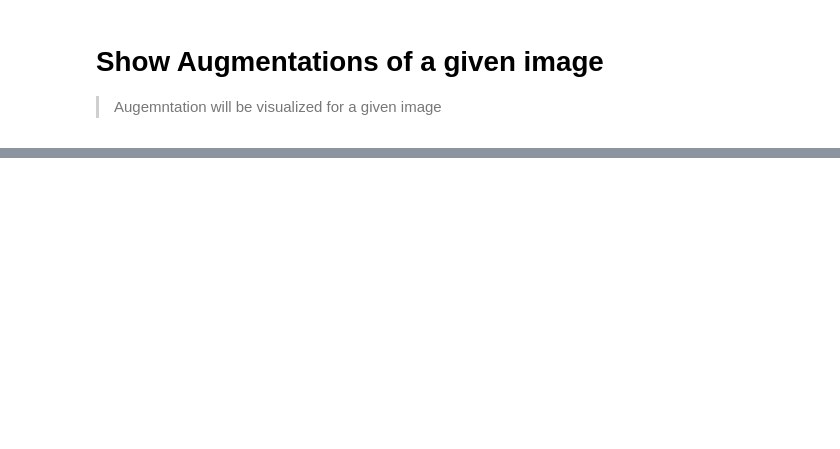
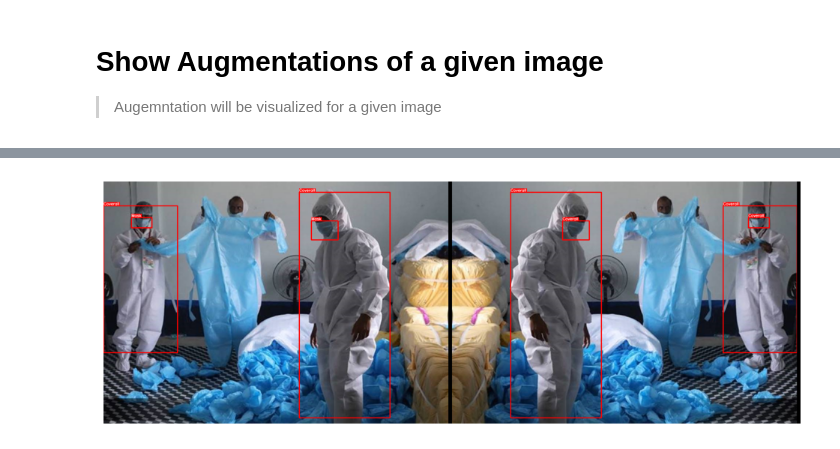
Before and after one commit to HasanGoni/vision_models, a Jupyter notebook: nbs/03_rt_detr.aug_viz.ipynb, the cells around one changed output, grey strips where cells are left out. Saved outputs shown, nothing was run; the diff lists cells and outputs as text; code cells hidden in the pictures; blank space fills up the shorter version.

```diff
--- a/nbs/03_rt_detr.aug_viz.ipynb
+++ b/nbs/03_rt_detr.aug_viz.ipynb
@@ -126,0 +155,11 @@ TypeError: unhashable type: 'list'
+# %%
+#| eval:False
+new_img, new_b = apply_aug(
+    'horizontal_flip',
+    aug_dict,
+    np.array(img),
+    bbox,
+    show=True
+)
+# %% [output]
+[figure, added]
```
Also changed, not shown: parts of 17 cells of this notebook, 4 other files.
